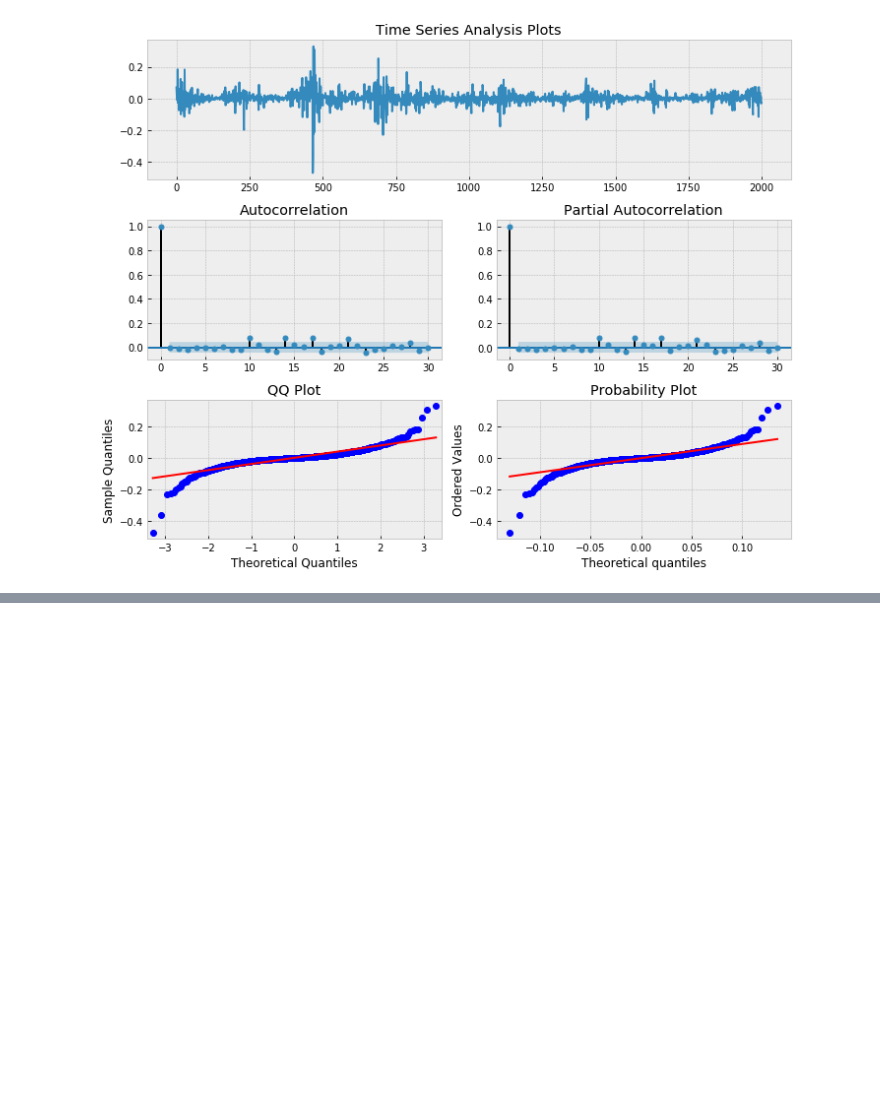
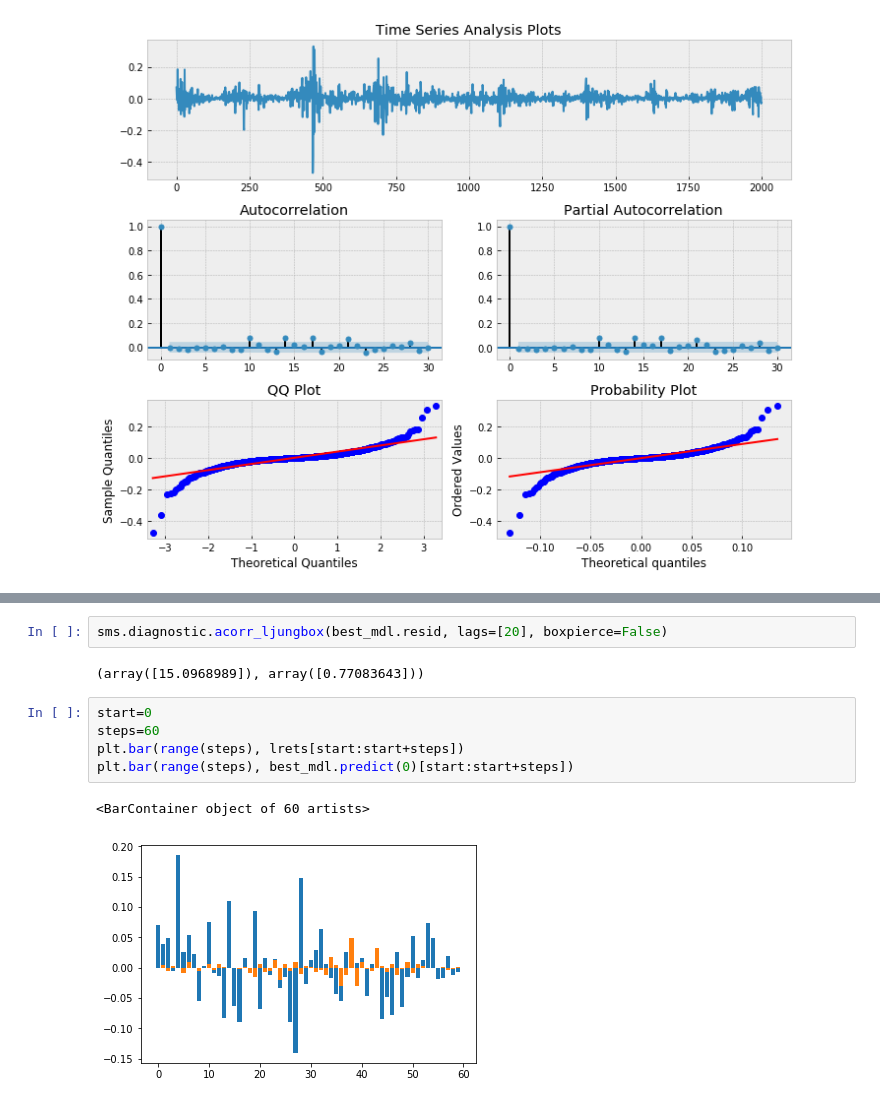
Before and after one commit to yigitmertol/Time_Series_Forecasting, a Jupyter notebook: ARMA_model/ARIMA.ipynb, the cells around one changed output, grey strips where cells are left out. Saved outputs shown, nothing was run; the diff lists cells and outputs as text; blank space fills up the shorter version.

```diff
--- a/ARMA_model/bitstamp_1min_ARIMA.ipynb
+++ b/ARMA_model/ARIMA.ipynb
@@ -289,0 +323,12 @@ sms.diagnostic.acorr_ljungbox(best_mdl.resid, lags=[20], boxpierce=False)
+# %%
+sms.diagnostic.acorr_ljungbox(best_mdl.resid, lags=[20], boxpierce=False)
+# %% [output]
+(array([15.0968989]), array([0.77083643]))
+# %%
+start=0
+steps=60
+plt.bar(range(steps), lrets[start:start+steps])
+plt.bar(range(steps), best_mdl.predict(0)[start:start+steps])
+# %% [output]
+<BarContainer object of 60 artists>
+[figure, added]
```
Also changed, not shown: parts of 11 cells of this notebook.
